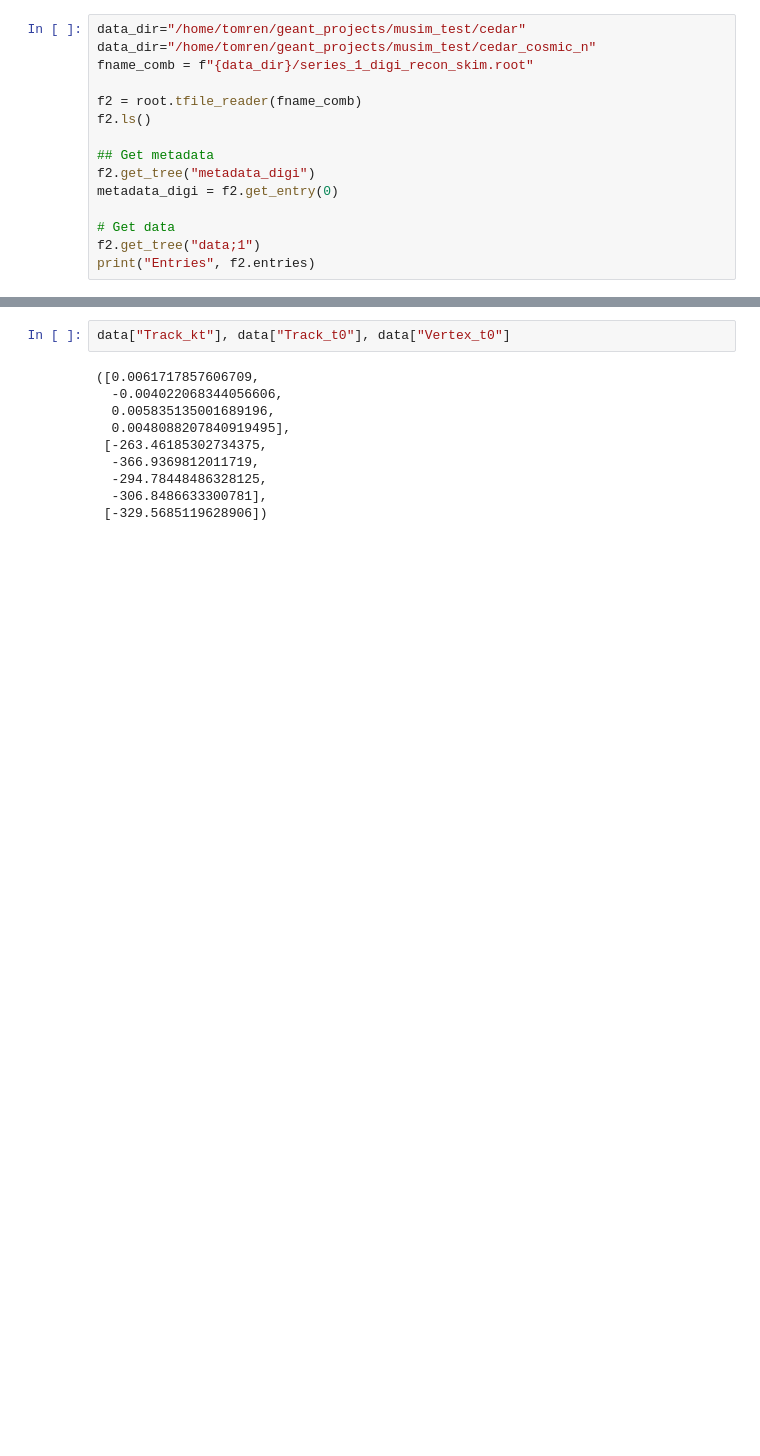
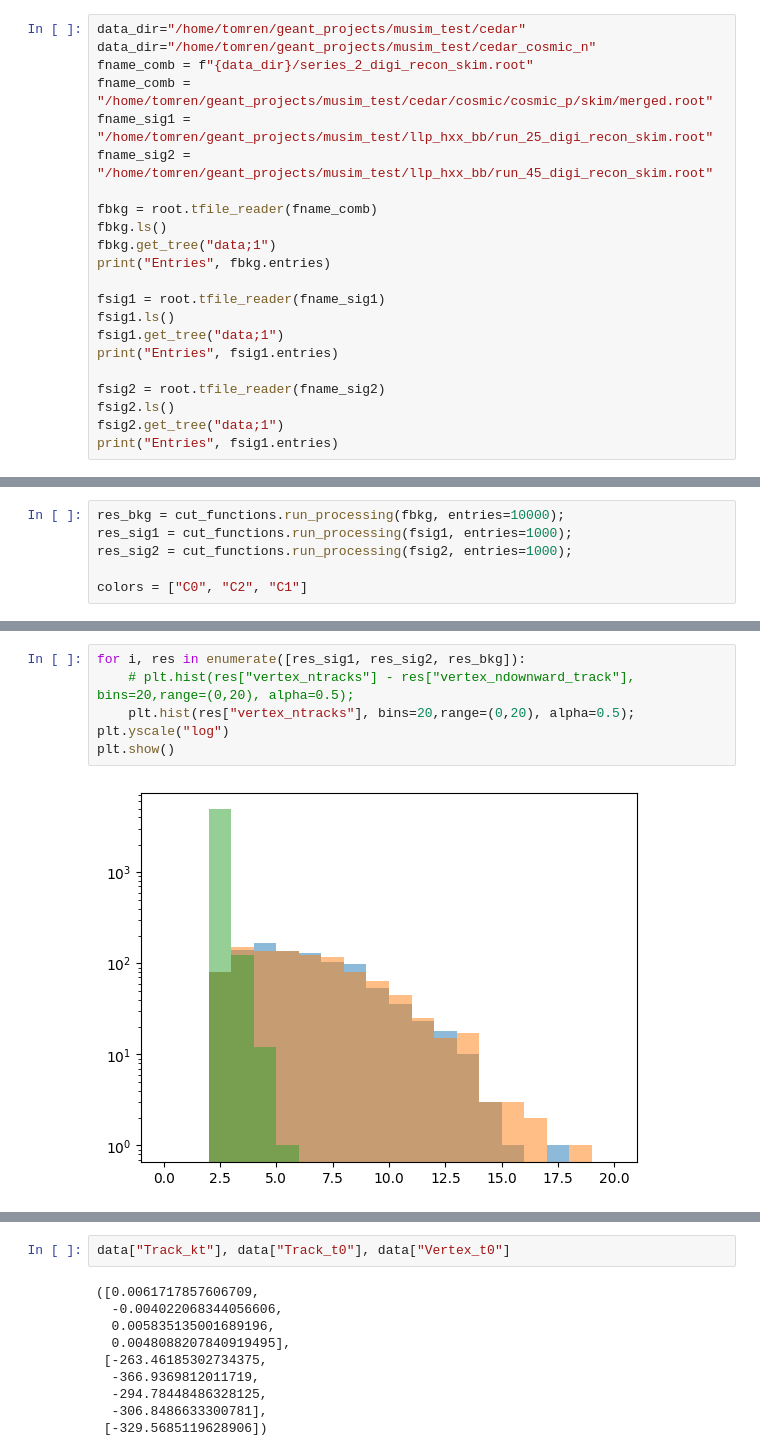
Before and after one commit to EdmondRen/mathusla-newsim, a Jupyter notebook: studies/mathusla40/cosmic_p/2.cut_dev.ipynb, the cells around one changed output, grey strips where cells are left out. Drawn from its saved outputs; the diff is of its cells as text; blank space fills up the shorter version.

```diff
--- a/studies/mathusla40/cosmic_p/2.cut_dev.ipynb
+++ b/studies/mathusla40/cosmic_p/2.cut_dev.ipynb
@@ -23,17 +27,24 @@ Welcome to JupyROOT 6.28/10
 # %%
 data_dir="/home/tomren/geant_projects/musim_test/cedar"
 data_dir="/home/tomren/geant_projects/musim_test/cedar_cosmic_n"
-fname_comb = f"{data_dir}/series_1_digi_recon_skim.root"
+fname_comb = f"{data_dir}/series_2_digi_recon_skim.root"
+fname_comb = "/home/tomren/geant_projects/musim_test/cedar/cosmic/cosmic_p/skim/merged.root"
+fname_sig1 = "/home/tomren/geant_projects/musim_test/llp_hxx_bb/run_25_digi_recon_skim.root"
+fname_sig2 = "/home/tomren/geant_projects/musim_test/llp_hxx_bb/run_45_digi_recon_skim.root"
 
-f2 = root.tfile_reader(fname_comb)
-f2.ls()
+fbkg = root.tfile_reader(fname_comb)
+fbkg.ls()
+fbkg.get_tree("data;1")
+print("Entries", fbkg.entries)
 
-## Get metadata
-f2.get_tree("metadata_digi")
-metadata_digi = f2.get_entry(0)
+fsig1 = root.tfile_reader(fname_sig1)
+fsig1.ls()
+fsig1.get_tree("data;1")
+print("Entries", fsig1.entries)
 
-# Get data
-f2.get_tree("data;1")
-print("Entries", f2.entries)
+fsig2 = root.tfile_reader(fname_sig2)
+fsig2.ls()
+fsig2.get_tree("data;1")
+print("Entries", fsig1.entries)
 # %% [output]
 None
@@ -144,0 +67,6 @@ plt.yscale("log")
+# %%
+res_bkg = cut_functions.run_processing(fbkg, entries=10000);
+res_sig1 = cut_functions.run_processing(fsig1, entries=1000);
+res_sig2 = cut_functions.run_processing(fsig2, entries=1000);
+
+colors = ["C0", "C2", "C1"]
@@ -144,0 +80,8 @@ plt.yscale("log")
+# %%
+for i, res in enumerate([res_sig1, res_sig2, res_bkg]):
+    # plt.hist(res["vertex_ntracks"] - res["vertex_ndownward_track"], bins=20,range=(0,20), alpha=0.5);
+    plt.hist(res["vertex_ntracks"], bins=20,range=(0,20), alpha=0.5);
+plt.yscale("log")
+plt.show()
+# %% [output]
+[figure, added]
```
Also changed, not shown: parts of 27 cells of this notebook, 6 other files.
